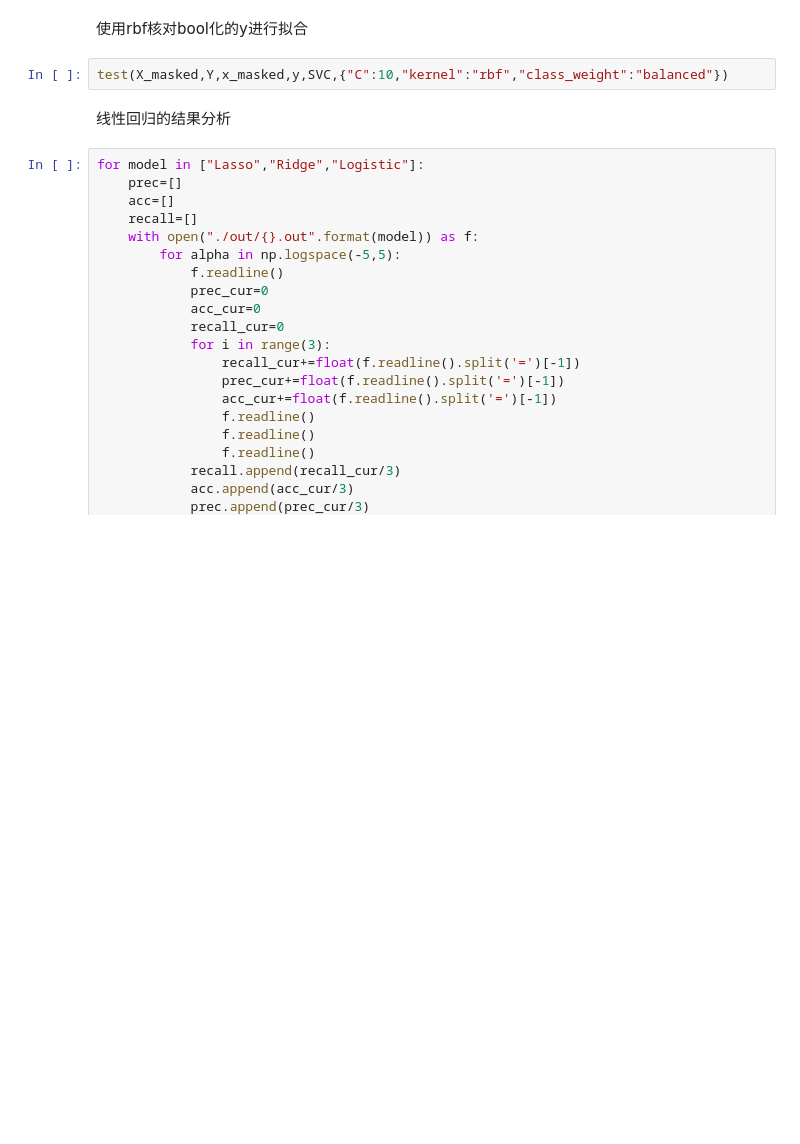
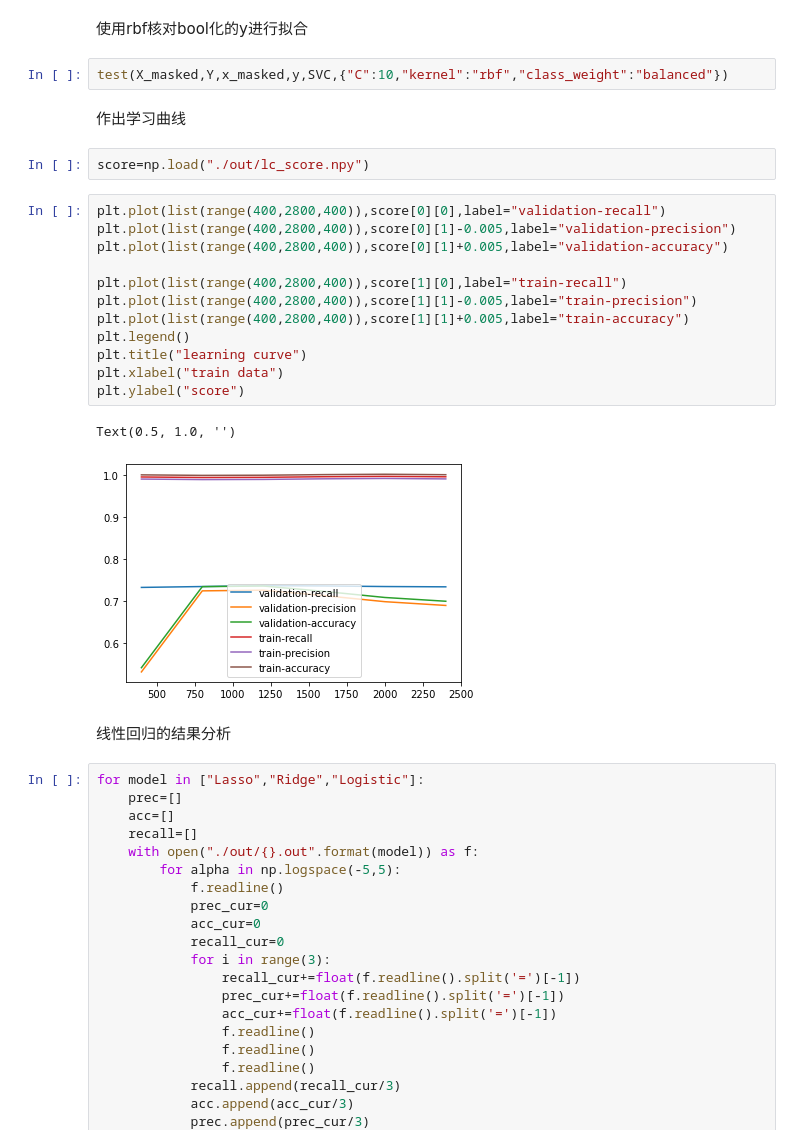
Before and after one commit to Xi-yuanWang/DarkReaction, a Jupyter notebook: outAnal.ipynb, the cells around one changed output. Drawn from its saved outputs; the diff is of its cells as text; blank space fills up the shorter version.

```diff
--- a/outAnal.ipynb
+++ b/outAnal.ipynb
@@ -86,6 +86,25 @@ test(X_masked,Y,x_masked,y,SVC,{"C":10,"kernel":PUK_kernel,"class_weight":"balan
 使用rbf核对bool化的y进行拟合
 # %%
 test(X_masked,Y,x_masked,y,SVC,{"C":10,"kernel":"rbf","class_weight":"balanced"})
+# %% [markdown]
+作出学习曲线
+# %%
+score=np.load("./out/lc_score.npy")
+# %%
+plt.plot(list(range(400,2800,400)),score[0][0],label="validation-recall")
+plt.plot(list(range(400,2800,400)),score[0][1]-0.005,label="validation-precision")
+plt.plot(list(range(400,2800,400)),score[0][1]+0.005,label="validation-accuracy")
+
+plt.plot(list(range(400,2800,400)),score[1][0],label="train-recall")
+plt.plot(list(range(400,2800,400)),score[1][1]-0.005,label="train-precision")
+plt.plot(list(range(400,2800,400)),score[1][1]+0.005,label="train-accuracy")
+plt.legend()
+plt.title("learning curve")
+plt.xlabel("train data")
+plt.ylabel("score")
+# %% [output]
+Text(0.5, 1.0, '')
+[figure, added]
 # %% [markdown]
 线性回归的结果分析
 # %%
```
Also changed, not shown: 6 other files.
